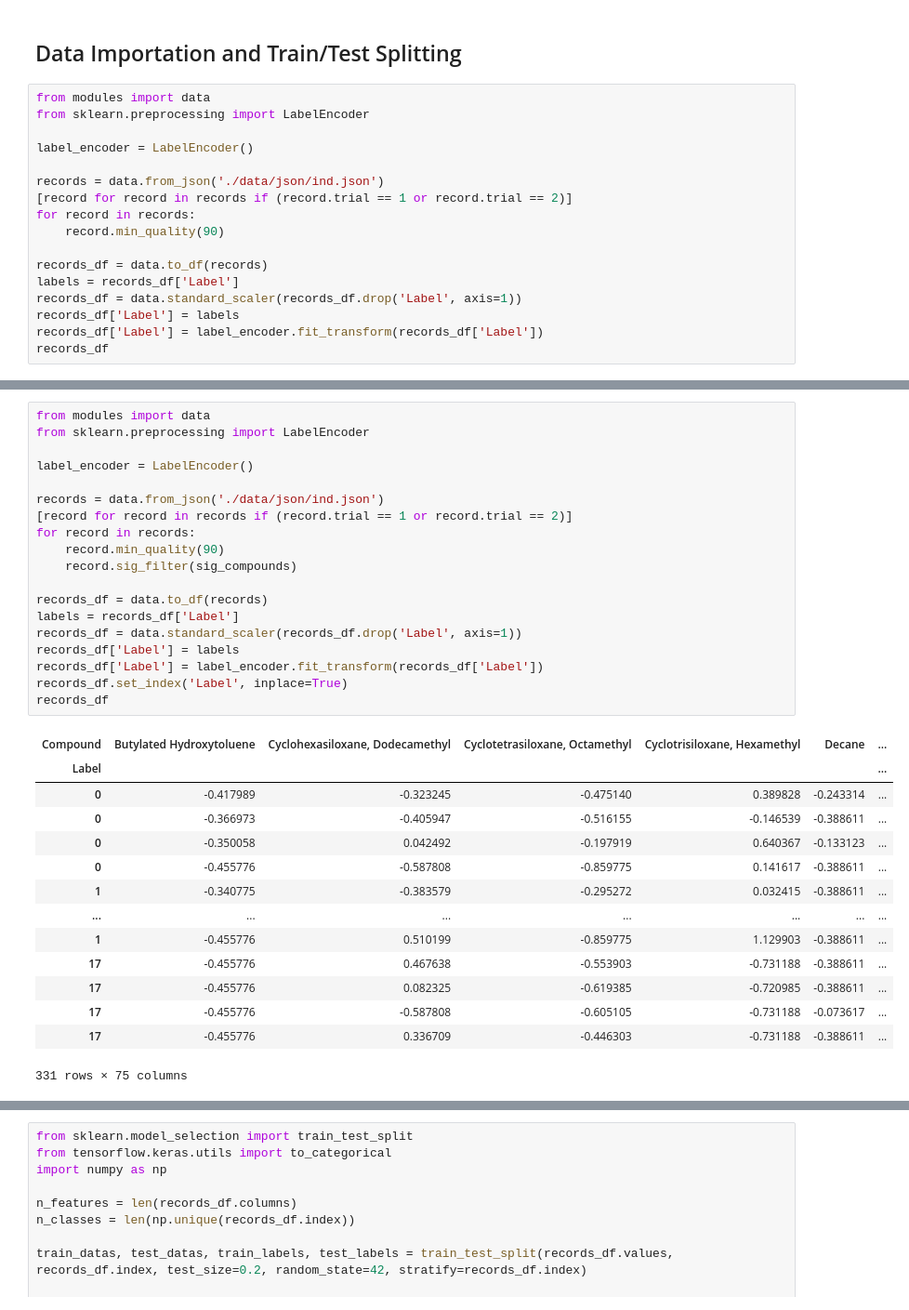
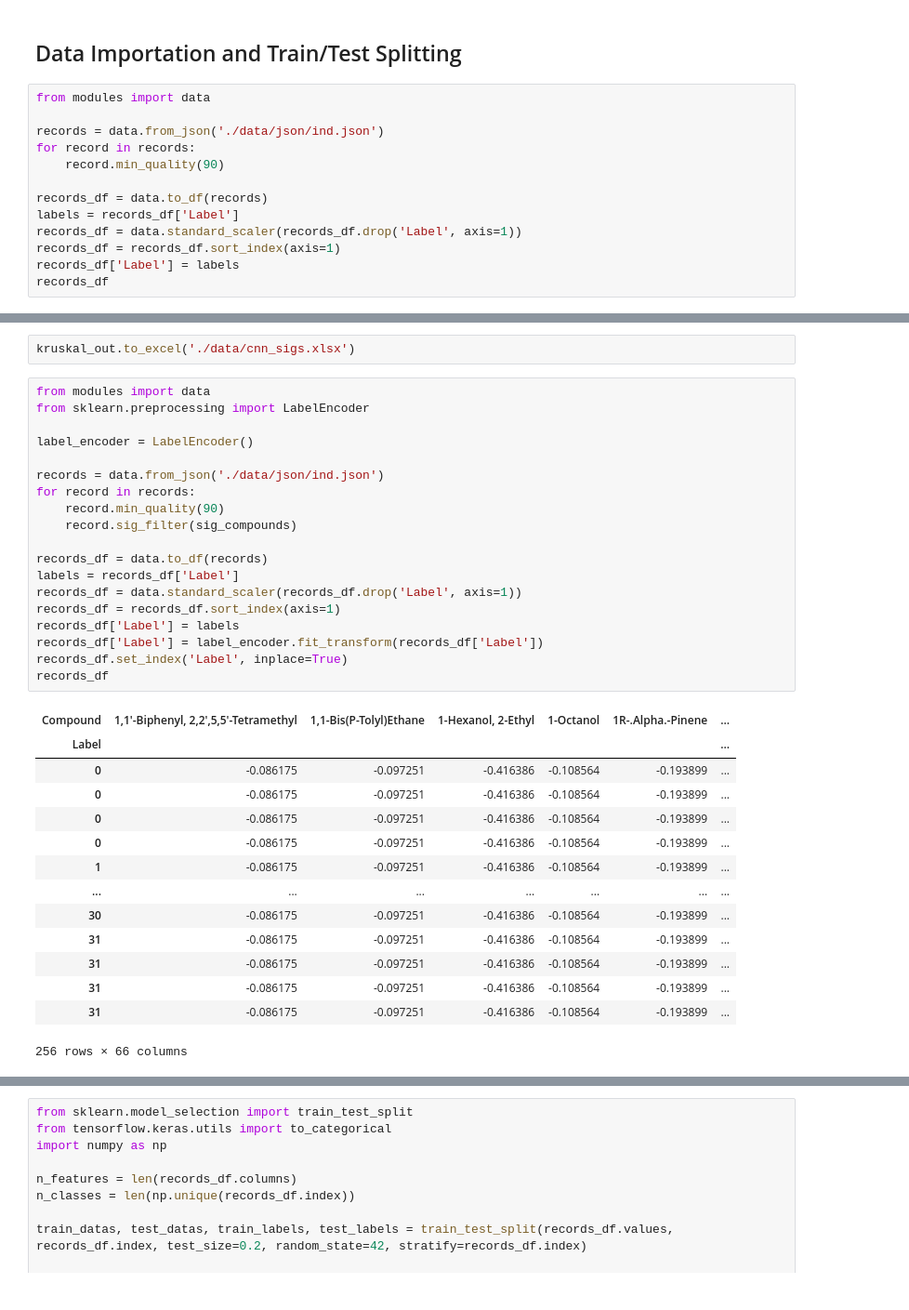
Before and after one commit to leoweoooo/capstone-project, a Jupyter notebook: CNN.ipynb, the cells around one changed output, grey strips where cells are left out. Shown: that part at 93% size. Saved outputs shown, nothing was run; the diff lists cells and outputs as text.

```diff
--- a/CNN.ipynb
+++ b/CNN.ipynb
@@ -4,19 +4,15 @@
 ## Data Importation and Train/Test Splitting
 # %%
 from modules import data
-from sklearn.preprocessing import LabelEncoder
-
-label_encoder = LabelEncoder()
 
 records = data.from_json('./data/json/ind.json')
-[record for record in records if (record.trial == 1 or record.trial == 2)]
 for record in records:
     record.min_quality(90)
 
 records_df = data.to_df(records)
 labels = records_df['Label']
 records_df = data.standard_scaler(records_df.drop('Label', axis=1))
+records_df = records_df.sort_index(axis=1)
 records_df['Label'] = labels
-records_df['Label'] = label_encoder.fit_transform(records_df['Label'])
 records_df
 # %% [output]
@@ -56,37 +52,39 @@ kruskal_out
+# %%
+kruskal_out.to_excel('./data/cnn_sigs.xlsx')
 # %%
 from modules import data
 from sklearn.preprocessing import LabelEncoder
 
 label_encoder = LabelEncoder()
 
 records = data.from_json('./data/json/ind.json')
-[record for record in records if (record.trial == 1 or record.trial == 2)]
 for record in records:
     record.min_quality(90)
     record.sig_filter(sig_compounds)
 
 records_df = data.to_df(records)
 labels = records_df['Label']
 records_df = data.standard_scaler(records_df.drop('Label', axis=1))
+records_df = records_df.sort_index(axis=1)
 records_df['Label'] = labels
 records_df['Label'] = label_encoder.fit_transform(records_df['Label'])
 records_df.set_index('Label', inplace=True)
 records_df
 # %% [output]
-| Compound | Butylated Hydroxytoluene | Cyclohexasiloxane, Dodecamethyl | Cyclotetrasiloxane, Octamethyl | Cyclotrisiloxane, Hexamethyl | Decane | ... |
+| Compound | 1,1'-Biphenyl, 2,2',5,5'-Tetramethyl | 1,1-Bis(P-Tolyl)Ethane | 1-Hexanol, 2-Ethyl | 1-Octanol | 1R-.Alpha.-Pinene | ... |
 | Label |  |  |  |  |  | ... |
-| 0 | -0.417989 | -0.323245 | -0.475140 | 0.389828 | -0.243314 | ... |
-| 0 | -0.366973 | -0.405947 | -0.516155 | -0.146539 | -0.388611 | ... |
-| 0 | -0.350058 | 0.042492 | -0.197919 | 0.640367 | -0.133123 | ... |
-| 0 | -0.455776 | -0.587808 | -0.859775 | 0.141617 | -0.388611 | ... |
-| 1 | -0.340775 | -0.383579 | -0.295272 | 0.032415 | -0.388611 | ... |
+| 0 | -0.086175 | -0.097251 | -0.416386 | -0.108564 | -0.193899 | ... |
+| 0 | -0.086175 | -0.097251 | -0.416386 | -0.108564 | -0.193899 | ... |
+| 0 | -0.086175 | -0.097251 | -0.416386 | -0.108564 | -0.193899 | ... |
+| 0 | -0.086175 | -0.097251 | -0.416386 | -0.108564 | -0.193899 | ... |
+| 1 | -0.086175 | -0.097251 | -0.416386 | -0.108564 | -0.193899 | ... |
 | ... | ... | ... | ... | ... | ... | ... |
-| 1 | -0.455776 | 0.510199 | -0.859775 | 1.129903 | -0.388611 | ... |
-| 17 | -0.455776 | 0.467638 | -0.553903 | -0.731188 | -0.388611 | ... |
-| 17 | -0.455776 | 0.082325 | -0.619385 | -0.720985 | -0.388611 | ... |
-| 17 | -0.455776 | -0.587808 | -0.605105 | -0.731188 | -0.073617 | ... |
-| 17 | -0.455776 | 0.336709 | -0.446303 | -0.731188 | -0.388611 | ... |
+| 30 | -0.086175 | -0.097251 | -0.416386 | -0.108564 | -0.193899 | ... |
+| 31 | -0.086175 | -0.097251 | -0.416386 | -0.108564 | -0.193899 | ... |
+| 31 | -0.086175 | -0.097251 | -0.416386 | -0.108564 | -0.193899 | ... |
+| 31 | -0.086175 | -0.097251 | -0.416386 | -0.108564 | -0.193899 | ... |
+| 31 | -0.086175 | -0.097251 | -0.416386 | -0.108564 | -0.193899 | ... |
-331 rows × 75 columns
+256 rows × 66 columns
 # %%
 from modules import data
 
```
Also changed, not shown: parts of 9 cells of this notebook, 8 other files.
